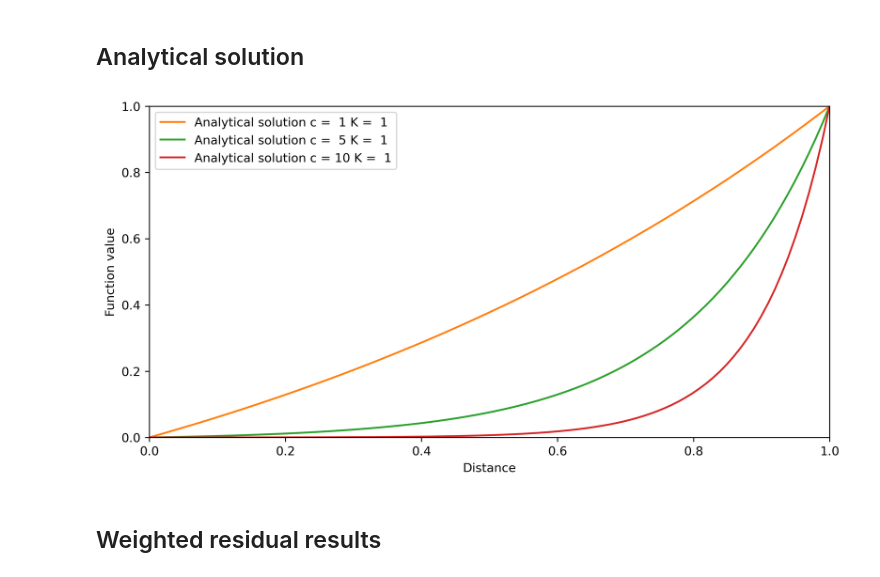
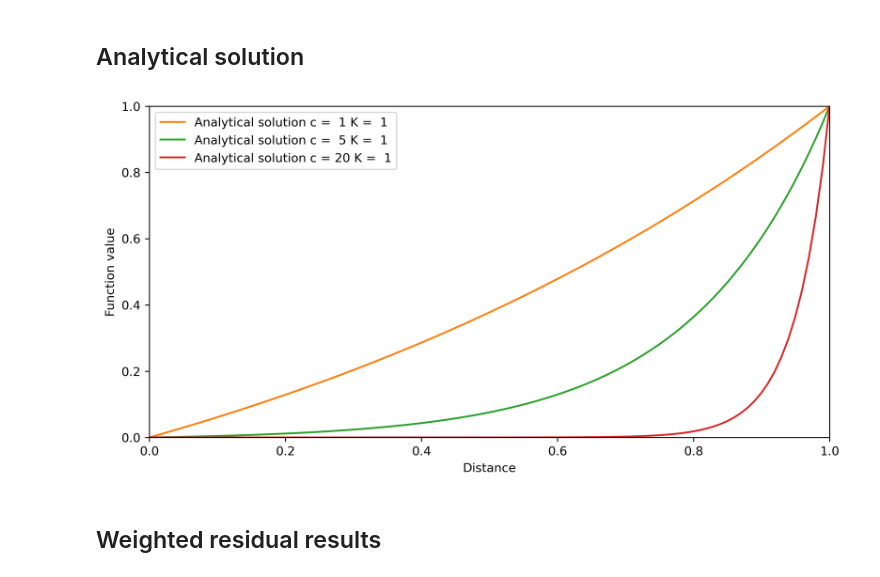
Before and after one commit to lruepke/FEM_lecture, a Jupyter notebook: sphinx/source/lecture2/jupyter/MWR_excercise.ipynb, the cells around one changed output. Drawn from its saved outputs; the diff is of its cells as text; code cells hidden in the pictures.

```diff
--- a/sphinx/source/lecture2/jupyter/MWR_excercise.ipynb
+++ b/sphinx/source/lecture2/jupyter/MWR_excercise.ipynb
@@ -9,7 +9,7 @@ from sympy import *
 # %% [markdown]
 ## Analytical solution
 # %%
-c_vec   = np.array([1,5,10])  # velocities
+c_vec   = np.array([1,5,20])  # velocities
 K       = 1    # diffusion constant
 nx      = 100  # grid points
 x0      = 0    # left boundary
@@ -19,7 +19,7 @@ x1      = 1    # right boundary
 X       = np.linspace(x0,x1, nx)
 # %%
 # function to compute analytical solution with boundary conditions u(0) = 0 and u(1) = 1
-def solve_analytical(u_ex):
+def solve_analytical():
     C2      = 1/(1-np.exp(c/K))
     C1      = -C2
     u_ex    = C1*np.exp(c/K*X) + C2
@@ -28,20 +28,20 @@ def solve_analytical(u_ex):
 # %%
 # Plotting
 fig = plt.figure(figsize=(10,5))
 fig.clf()
 ax  = plt.axes(xlim=(0, 1), ylim=(0, 1))
 line, = ax.plot([], [], lw=1)
 ax.set_xlabel('Distance')
 ax.set_ylabel('Function value')
 
 # compute solutions
 for c in c_vec:
-    u_ex = solve_analytical(u_ex)
+    u_ex = solve_analytical()
 
     plt.plot(X, u_ex, label='Analytical solution c = %2i K = %2i' %(c,K))
     plt.legend()
 # %% [output]
-[figure, old version]
+[figure, new version]
 # %% [markdown]
 ## Weighted residual results
 # %%
```
Also changed, not shown: parts of 2 cells of this notebook, 4 other files.
